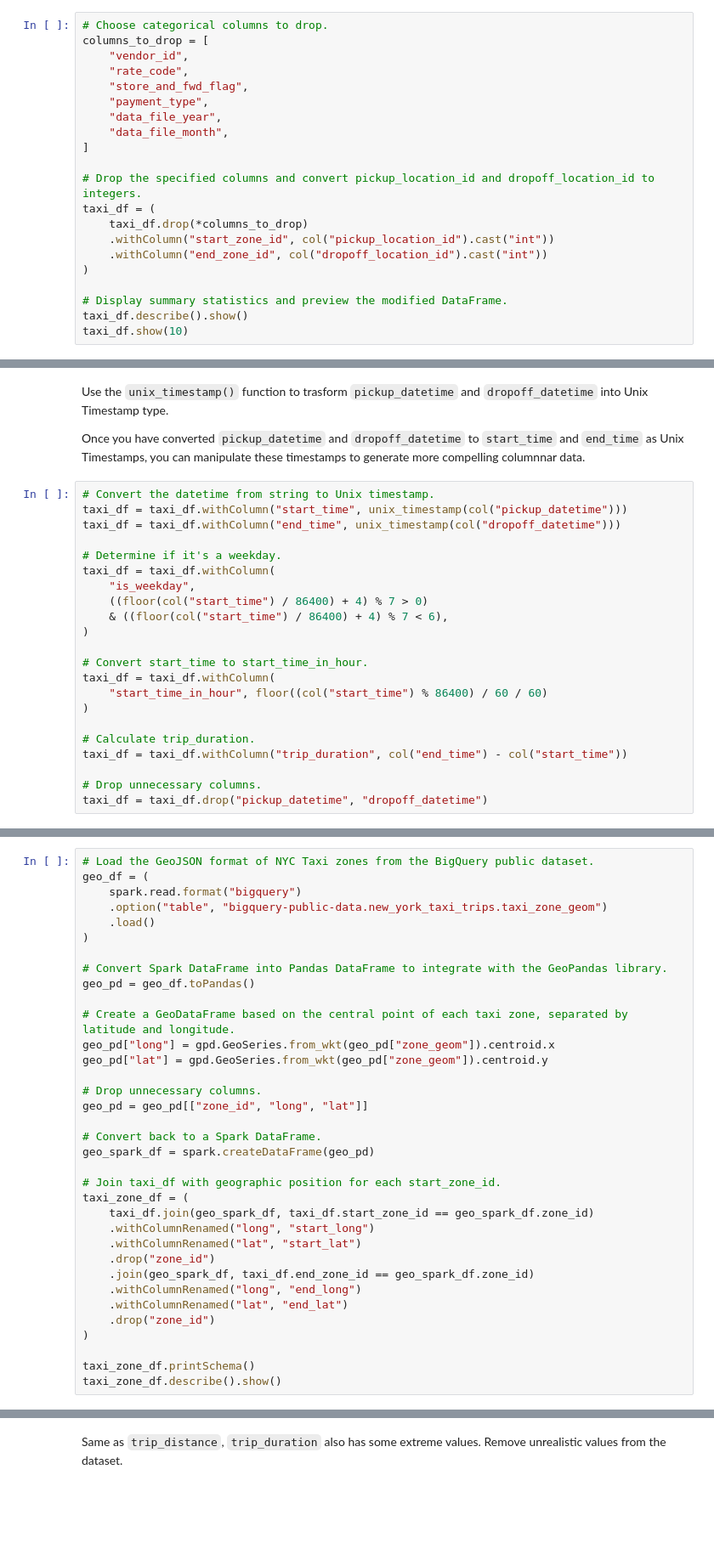
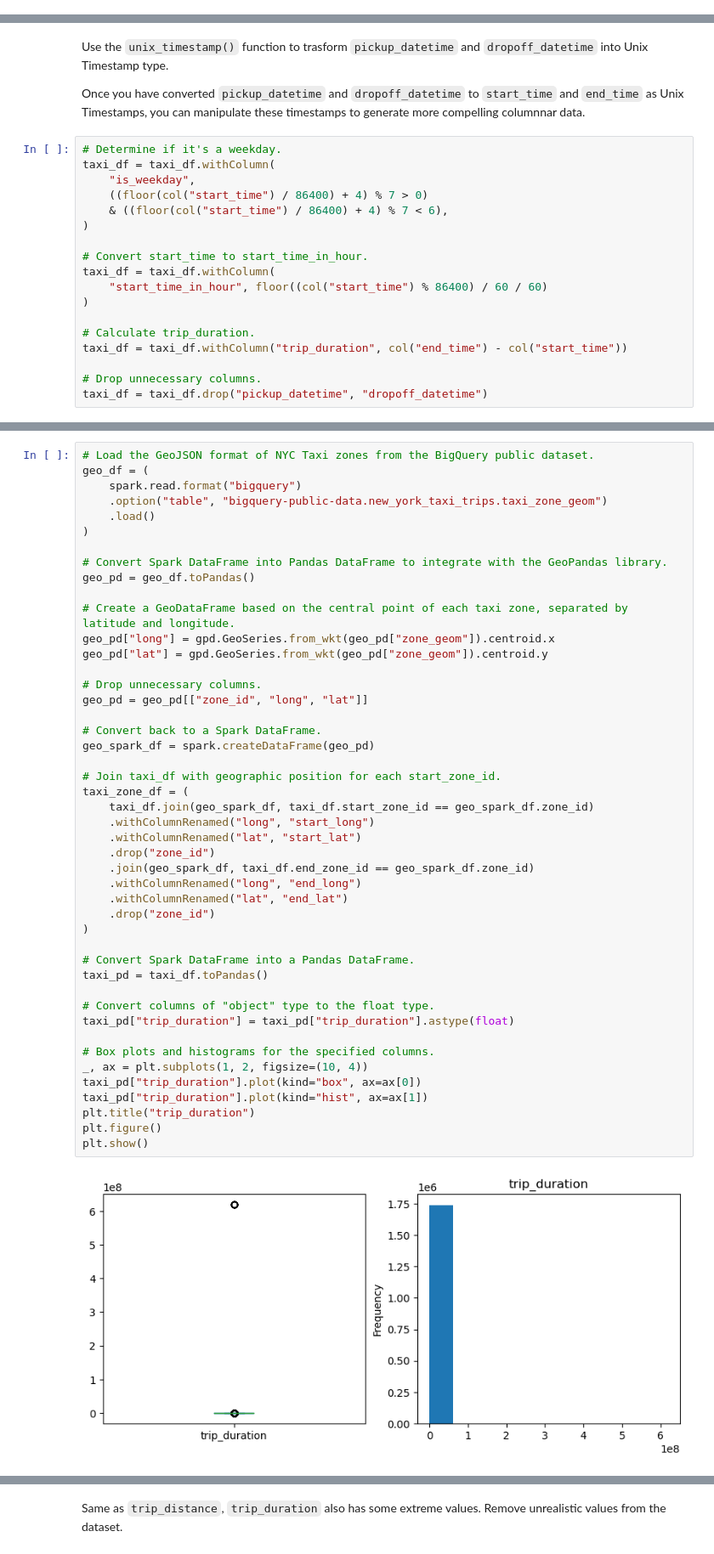
Before and after one commit to GoogleCloudPlatform/terraform-google-analytics-lakehouse, a Jupyter notebook: src/ipynb/spark_ml.ipynb, the cells around one changed output, grey strips where cells are left out. Shown at 85% size. Cells and saved outputs as stored; diff of their text form; blank space fills up the shorter version.

```diff
--- a/src/ipynb/spark_ml.ipynb
+++ b/src/ipynb/spark_ml.ipynb
@@ -113,21 +112,0 @@ Remove unnecessary columns and assess the null counts of the fields. Keep in min
-# %%
-# Choose categorical columns to drop.
-columns_to_drop = [
-    "vendor_id",
-    "rate_code",
-    "store_and_fwd_flag",
-    "payment_type",
-    "data_file_year",
-    "data_file_month",
-]
-
-# Drop the specified columns and convert pickup_location_id and dropoff_location_id to integers.
-taxi_df = (
-    taxi_df.drop(*columns_to_drop)
-    .withColumn("start_zone_id", col("pickup_location_id").cast("int"))
-    .withColumn("end_zone_id", col("dropoff_location_id").cast("int"))
-)
-
-# Display summary statistics and preview the modified DataFrame.
-taxi_df.describe().show()
-taxi_df.show(10)
@@ -157,10 +222,6 @@ Use the `unix_timestamp()` function to trasform `pickup_datetime` and `dropoff_d
 
 Once you have converted `pickup_datetime` and `dropoff_datetime` to `start_time` and `end_time` as Unix Timestamps, you can manipulate these timestamps to generate more compelling columnnar data.
 # %%
-# Convert the datetime from string to Unix timestamp.
-taxi_df = taxi_df.withColumn("start_time", unix_timestamp(col("pickup_datetime")))
-taxi_df = taxi_df.withColumn("end_time", unix_timestamp(col("dropoff_datetime")))
-
 # Determine if it's a weekday.
 taxi_df = taxi_df.withColumn(
     "is_weekday",
@@ -188,32 +249,45 @@ geo_df = (
     spark.read.format("bigquery")
     .option("table", "bigquery-public-data.new_york_taxi_trips.taxi_zone_geom")
     .load()
 )
 
 # Convert Spark DataFrame into Pandas DataFrame to integrate with the GeoPandas library.
 geo_pd = geo_df.toPandas()
 
 # Create a GeoDataFrame based on the central point of each taxi zone, separated by latitude and longitude.
 geo_pd["long"] = gpd.GeoSeries.from_wkt(geo_pd["zone_geom"]).centroid.x
 geo_pd["lat"] = gpd.GeoSeries.from_wkt(geo_pd["zone_geom"]).centroid.y
 
 # Drop unnecessary columns.
 geo_pd = geo_pd[["zone_id", "long", "lat"]]
 
 # Convert back to a Spark DataFrame.
 geo_spark_df = spark.createDataFrame(geo_pd)
 
 # Join taxi_df with geographic position for each start_zone_id.
 taxi_zone_df = (
     taxi_df.join(geo_spark_df, taxi_df.start_zone_id == geo_spark_df.zone_id)
     .withColumnRenamed("long", "start_long")
     .withColumnRenamed("lat", "start_lat")
     .drop("zone_id")
     .join(geo_spark_df, taxi_df.end_zone_id == geo_spark_df.zone_id)
     .withColumnRenamed("long", "end_long")
     .withColumnRenamed("lat", "end_lat")
     .drop("zone_id")
 )
 
-taxi_zone_df.printSchema()
-taxi_zone_df.describe().show()
+# Convert Spark DataFrame into a Pandas DataFrame.
+taxi_pd = taxi_df.toPandas()
+
+# Convert columns of "object" type to the float type.
+taxi_pd["trip_duration"] = taxi_pd["trip_duration"].astype(float)
+
+# Box plots and histograms for the specified columns.
+_, ax = plt.subplots(1, 2, figsize=(10, 4))
+taxi_pd["trip_duration"].plot(kind="box", ax=ax[0])
+taxi_pd["trip_duration"].plot(kind="hist", ax=ax[1])
+plt.title("trip_duration")
+plt.figure()
+plt.show()
+# %% [output]
+[figure, added]
```
Also changed, not shown: parts of 28 cells of this notebook.
